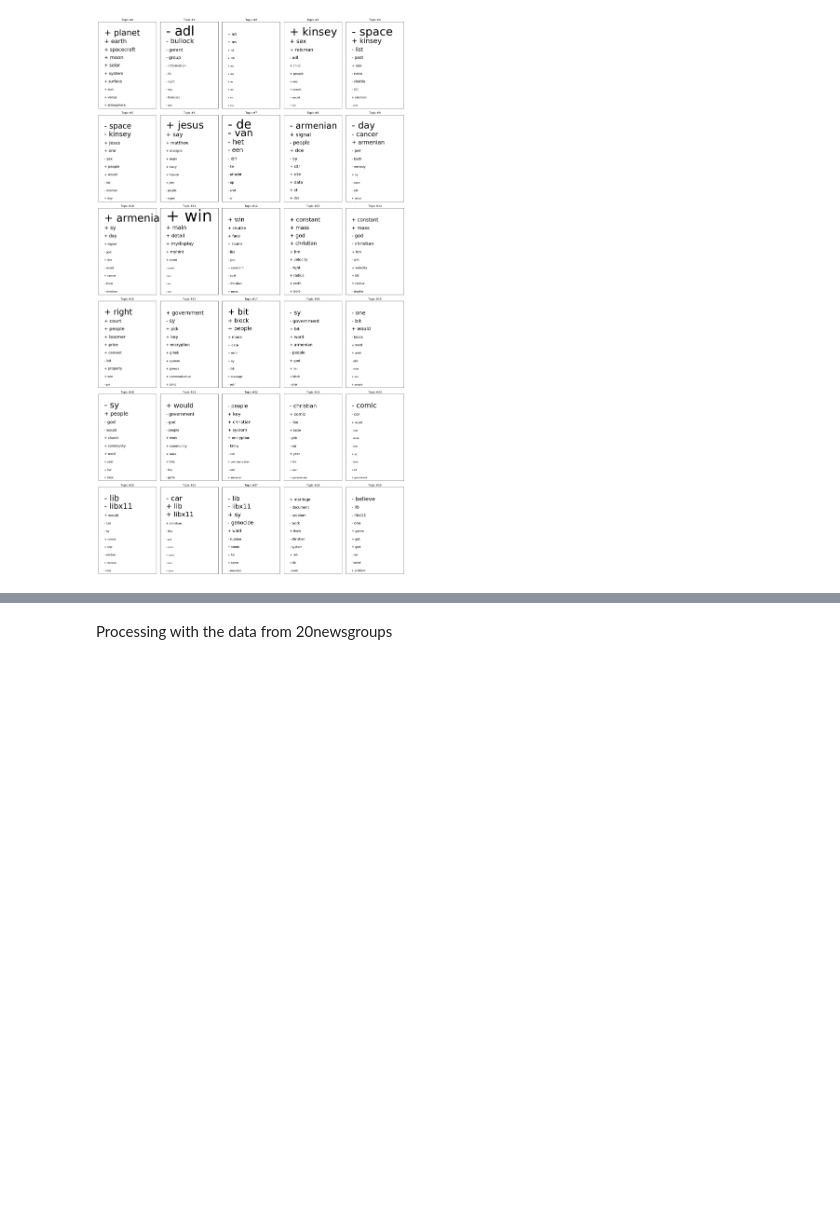
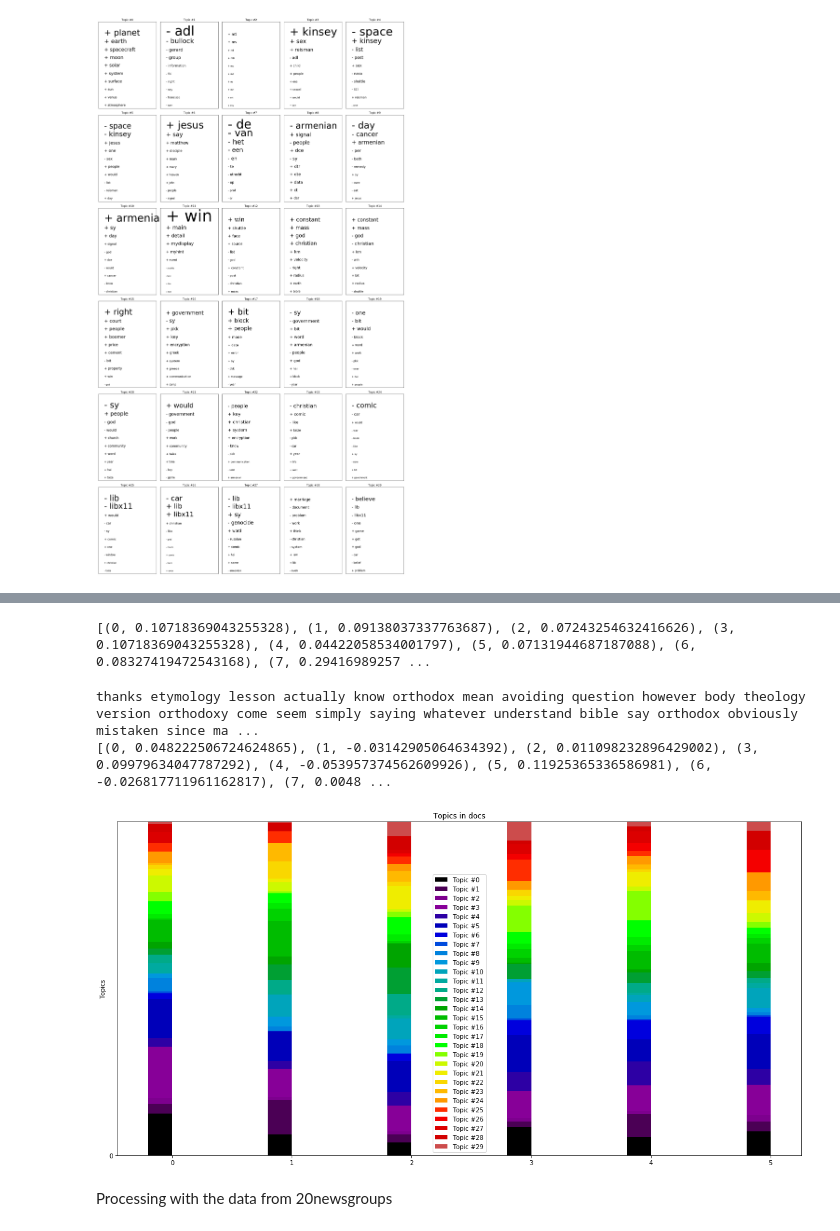
Before and after one commit to Htiango/Topic-Model-Tutorial, a Jupyter notebook: Tutorial.ipynb, the cells around one changed output, grey strips where cells are left out. Cells and saved outputs as stored; diff of their text form; code cells hidden in the pictures; blank space fills up the shorter version.

Commit message:
plot the topic distribution in each document

```diff
--- a/Tutorial.ipynb
+++ b/Tutorial.ipynb
@@ -144,3 +155,60 @@ def plot_topicwords(num_top_words, topic_words):
+# %%
+corpus_tfidf = tfidf[doc_term_matrix_sample]
+for doc in corpus_tfidf:
+    print(doc)
+    break
+# %% [output]
+[(0, 0.10718369043255328), (1, 0.09138037337763687), (2, 0.07243254632416626), (3, 0.10718369043255328), (4, 0.04422058534001797), (5, 0.07131944687187088), (6, 0.08327419472543168), (7, 0.29416989257 ...
+# %%
+corpus_lsi = lsimodel[corpus_tfidf]
+# %%
+print(' '.join(docs_sample[2]))
+print(corpus_lsi[2])
+# %% [output]
+thanks etymology lesson actually know orthodox mean avoiding question however body theology version orthodoxy come seem simply saying whatever understand bible say orthodox obviously mistaken since ma ...
+[(0, 0.048222506724624865), (1, -0.03142905064634392), (2, 0.011098232896429002), (3, 0.09979634047787292), (4, -0.053957374562609926), (5, 0.11925365336586981), (6, -0.026817711961162817), (7, 0.0048 ...
+# %%
+def plot_topic_share(docs_topic, topic_num):
+    plots = []
+    N = len(docs_topic)
+    height_cumulative = np.zeros(N)
+    ind = np.arange(N)
+    width = 0.2
+
+    tmp = [[abs(val[1]) for val in doc_topic] for doc_topic in docs_topic]
+    for val_ls in tmp:
+        val_sum = sum(val_ls)
+        for i in range(len(val_ls)):
+            val_ls[i] = val_ls[i] / val_sum
+
+    doctopic = np.array(tmp)
+
+    mpl.rcParams['figure.figsize'] = (20,10)
+
+    for k in range(topic_num):
+        color = plt.cm.nipy_spectral(k/topic_num, 1)
+        if k == 0:
+            p = plt.bar(ind, doctopic[:, k], width, color=color)
+        else:
+            p = plt.bar(ind, doctopic[:, k], width, bottom=height_cumulative, color=color)
+        height_cumulative += doctopic[:, k]
+        plots.append(p)
+
+    plt.ylim((0, 1))
+    plt.ylabel('Topics')
+    plt.title('Topics in docs')
+
+
+    plt.xticks(ind+width/2, list(range(N)))
+    plt.yticks(np.arange(0, 1, 10))
+
+    topic_labels = ['Topic #{}'.format(k) for k in range(topic_num)]
+    plt.legend([p[0] for p in plots], topic_labels)
+    plt.show()
+# %%
+plot_topic_share(corpus_lsi[:6], topic_num)
+# %% [output]
+[figure, added]
 # %% [markdown]
 Processing with the data from 20newsgroups
 # %%
```
Also changed, not shown: parts of 4 cells of this notebook.
